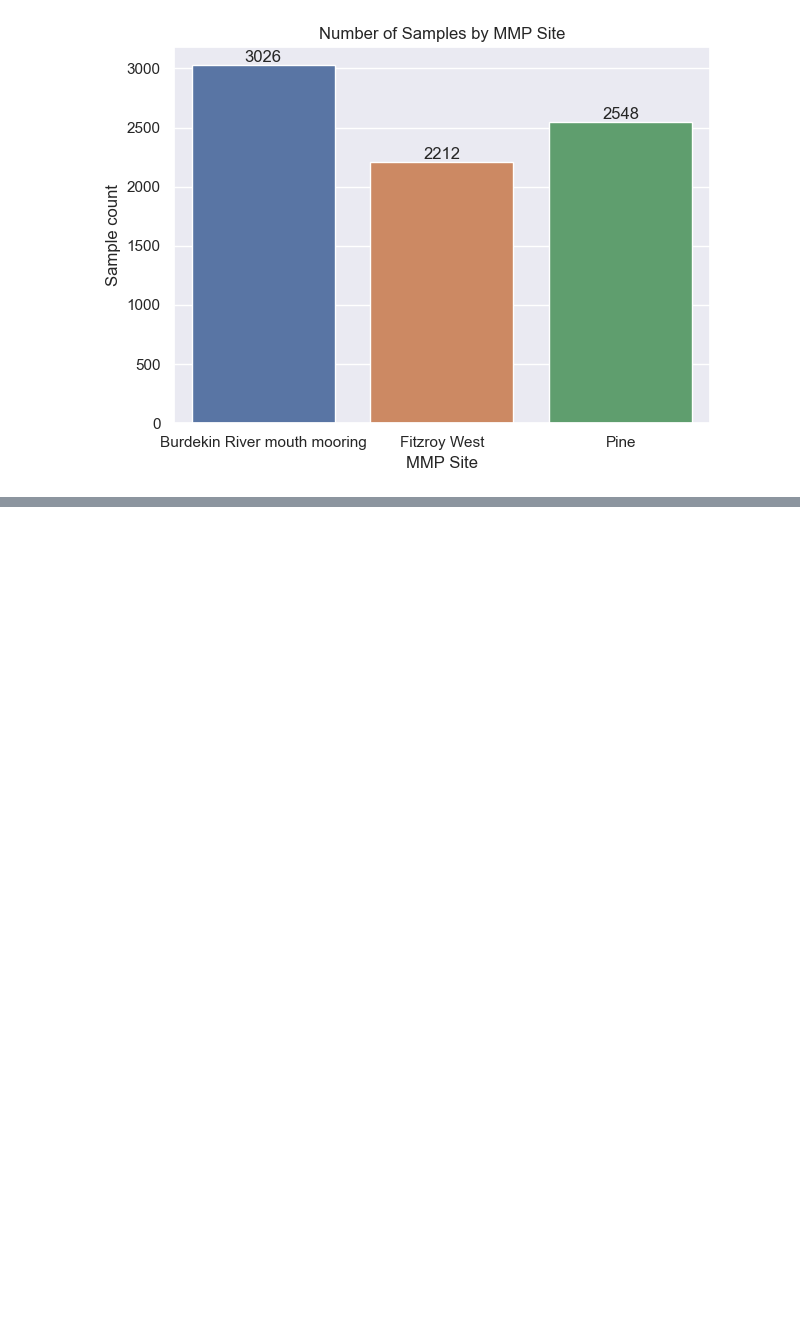
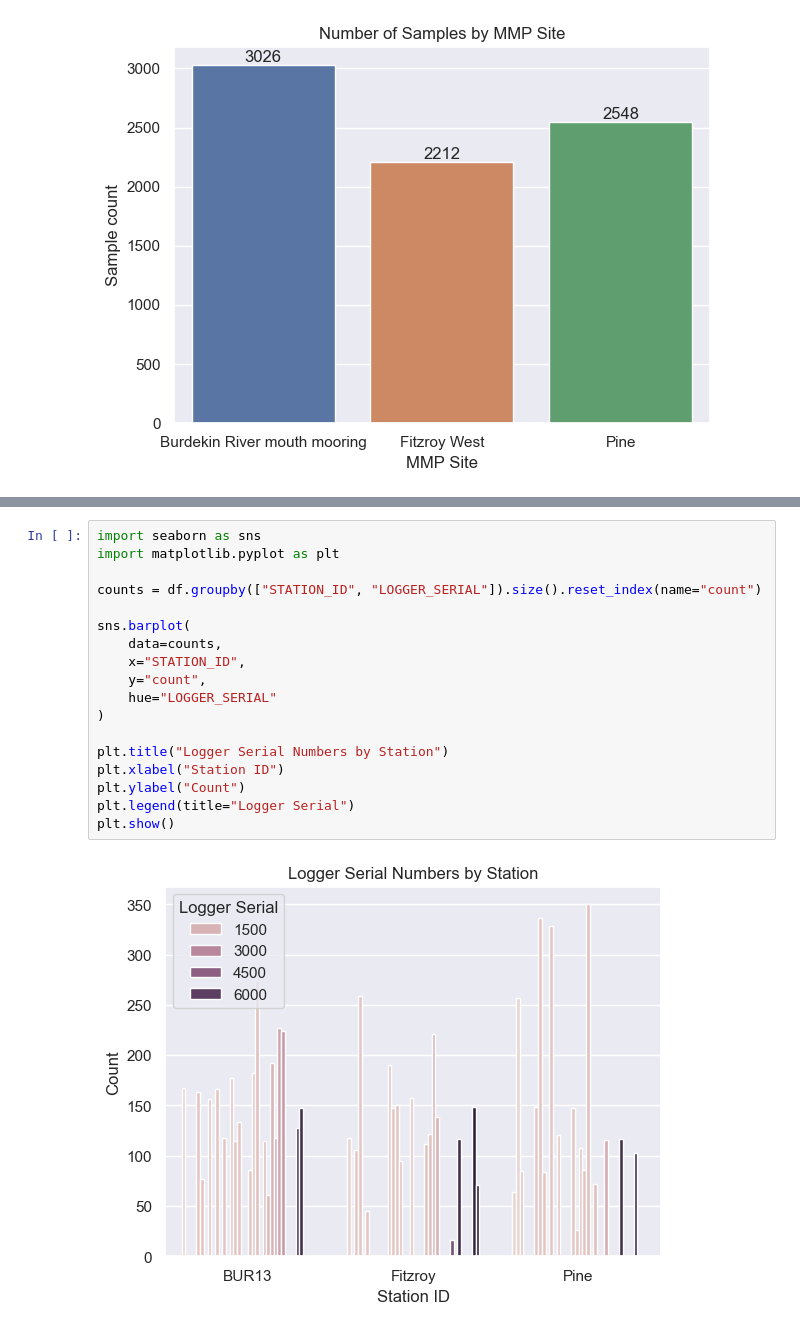
Before and after one commit to nadunchandrabahu/Australian_Coral_Reef_EDA, a Jupyter notebook: Australian_Coral_Reef_EDA.ipynb, the cells around one changed output, grey strips where cells are left out. Cells and saved outputs as stored; diff of their text form; blank space fills up the shorter version.

Commit message:
eda loggers by site

```diff
--- a/Australian_Coral_Reef_EDA.ipynb
+++ b/Australian_Coral_Reef_EDA.ipynb
@@ -82,0 +104,20 @@ plt.show()
+# %%
+import seaborn as sns
+import matplotlib.pyplot as plt
+
+counts = df.groupby(["STATION_ID", "LOGGER_SERIAL"]).size().reset_index(name="count")
+
+sns.barplot(
+    data=counts,
+    x="STATION_ID",
+    y="count",
+    hue="LOGGER_SERIAL"
+)
+
+plt.title("Logger Serial Numbers by Station")
+plt.xlabel("Station ID")
+plt.ylabel("Count")
+plt.legend(title="Logger Serial")
+plt.show()
+# %% [output]
+[figure, added]
```
Also changed, not shown: parts of 5 cells of this notebook.
